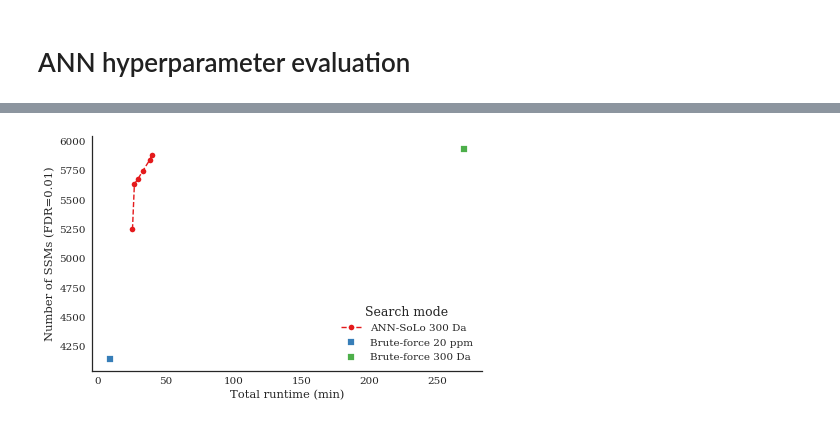
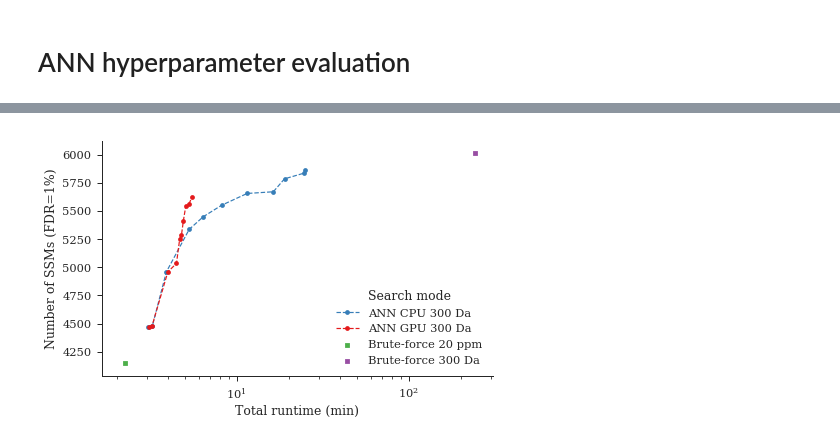
Before and after one commit to bittremieux/ANN-SoLo, a Jupyter notebook: notebooks/iprg2012_ann_hyperparameters.ipynb, the cells around one changed output, grey strips where cells are left out. Drawn from its saved outputs; the diff is of its cells as text; code cells hidden in the pictures.

```diff
--- a/notebooks/iprg2012_ann_hyperparameters.ipynb
+++ b/notebooks/iprg2012_ann_hyperparameters.ipynb
@@ -36,9 +38,11 @@ logging.basicConfig(format='%(asctime)s [%(levelname)s/%(processName)s] '
                            '%(module)s.%(funcName)s : %(message)s',
                     level=logging.INFO)
 # %%
-splib_filename = '../data/processed/iprg2012/human_yeast_targetdecoy.splib'
-mgf_filename = '../data/external/iPRG2012.mgf'
-out_dir = '../data/processed/iprg2012'
+config_filename = '../../bin/ann-solo/iprg2012.ini'
+splib_filename = '../../data/interim/iprg2012/human_yeast_targetdecoy.splib'
+mgf_filename = '../../data/external/iprg2012/iPRG2012.mgf'
+hp_dir = '../../data/processed/iprg2012/ann_hyperparameters'
+build_dir = '../../data/processed/iprg2012/build_ann'
 # %% [markdown]
 We consider the following hyperparameters for approximate nearest neighbor (ANN) searching:
 
@@ -180,37 +190,46 @@ hyperparameters['time'] = hyperparameters['time'] / 60
+# %%
+hp_cpu = hyperparameters[(hyperparameters['mode'] == 'ANN-SoLo') &
+                         ~(hyperparameters['gpu'])]
+hp_cpu_pareto = get_pareto_frontier(hp_cpu[['time', 'ssms']].values)
+
+hp_gpu = hyperparameters[(hyperparameters['mode'] == 'ANN-SoLo') &
+                         (hyperparameters['gpu'])]
+hp_gpu_pareto = get_pareto_frontier(hp_gpu[['time', 'ssms']].values)
+
+hp_bf = hyperparameters[hyperparameters['mode'] == 'Brute-force']
+
+fdr = 0.01
 # %%
 width = 7
 height = width / 1.618    # golden ratio
 fig, ax = plt.subplots(figsize=(width, height))
 
-hp_ann = hyperparameters[hyperparameters['mode'] == 'ANN-SoLo']
-hp_bf = hyperparameters[hyperparameters['mode'] == 'Brute-force']
+# ANN-SoLo CPU performance.
+ax.plot(hp_cpu_pareto[:, 0], hp_cpu_pareto[:, 1], '--o', color='C1',
+        label='ANN CPU 300 Da')
 
-# ANN timing
-hp_ann_pareto = get_pareto_frontier(hp_ann[['time', 'psms']].values)
-plt.plot(hp_ann_pareto[:, 0], hp_ann_pareto[:, 1], '--o',
-         label='ANN-SoLo 300 Da')
+# ANN-SoLo GPU performance.
+ax.plot(hp_gpu_pareto[:, 0], hp_gpu_pareto[:, 1], '--o', color='C0',
+        label='ANN GPU 300 Da')
 
-# empty scatter to advance the color cycler
-plt.scatter([], [])
-
-# brute-force closed & open timing
-for _, row in hp_bf.iterrows():
-    plt.scatter(row['time'], row['psms'], marker='s',
-                label='{} {} {}'.format(row['mode'], row['precursor_tol_mass'],
-                                      row['precursor_tol_mode']))
+# Brute-force closed & open performance.
+for i, (_, row) in enumerate(hp_bf.iterrows(), 2):
+    ax.scatter(row['time'], row['ssms'], marker='s', color=f'C{i}',
+               label=f'{row["mode"]} {row["precursor_tol_mass"]} '\
+                     f'{row["precursor_tol_mode"]}')
 
 ax.set_xlabel('Total runtime (min)')
-fdr = 0.01    # specified in the search settings
-ax.set_ylabel('Number of SSMs (FDR={})'.format(fdr))
+fdr = 0.01
+ax.set_ylabel(f'Number of SSMs (FDR={fdr:.0%})')
 
-# ax.set_xscale('log', basex=2)
+ax.set_xscale('log')
 
 ax.legend(loc='lower right', title='Search mode')
 
 sns.despine()
 
-plt.savefig('ann_hyperparameters.pdf', dpi=300, bbox_inches='tight')
+# plt.savefig('ann_hyperparameters.pdf', dpi=300, bbox_inches='tight')
 plt.show()
 plt.close()
 # %% [output]
-[figure, old version]
+[figure, new version]
```
Also changed, not shown: parts of 15 cells of this notebook, 5 other files.
